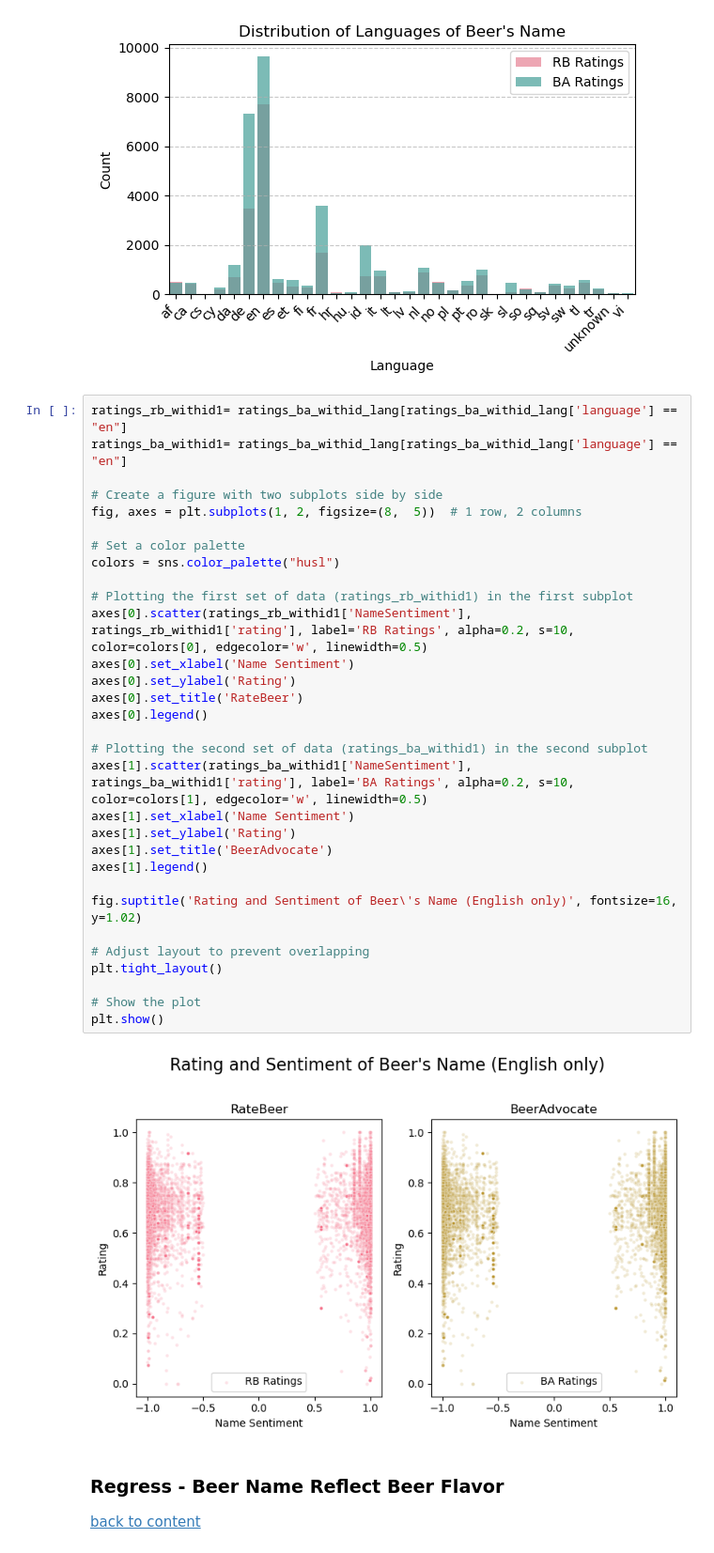
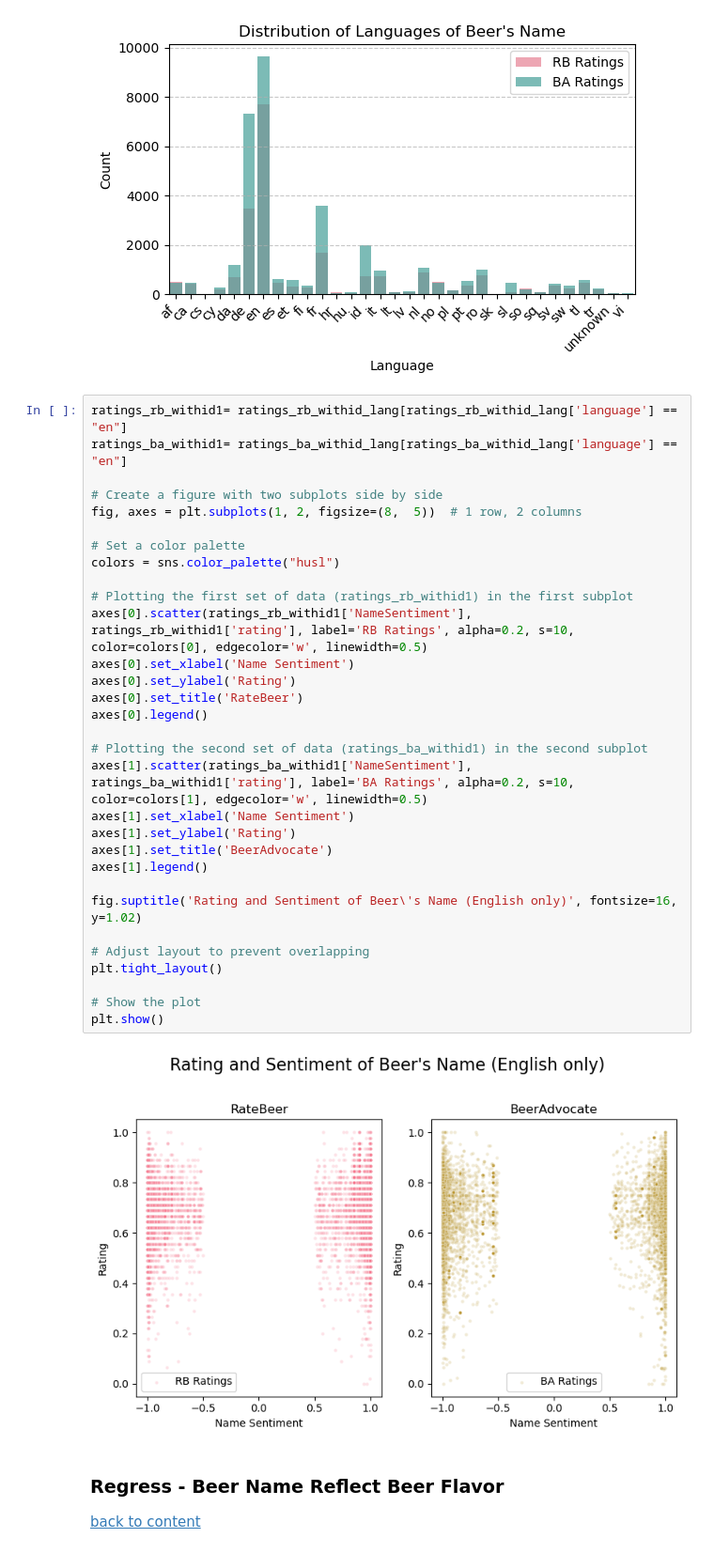
Before and after one commit to epfl-ada/ada-2023-project-badanalysist, a Jupyter notebook: preprocessing.ipynb, the cells around one changed output. Shown at 94% size. Saved outputs shown, nothing was run; the diff lists cells and outputs as text.

```diff
--- a/preprocessing.ipynb
+++ b/preprocessing.ipynb
@@ -698,38 +698,38 @@ plt.show()
 # %% [output]
 [figure]
 # %%
-ratings_rb_withid1= ratings_ba_withid_lang[ratings_ba_withid_lang['language'] == "en"]
+ratings_rb_withid1= ratings_rb_withid_lang[ratings_rb_withid_lang['language'] == "en"]
 ratings_ba_withid1= ratings_ba_withid_lang[ratings_ba_withid_lang['language'] == "en"]
 
 # Create a figure with two subplots side by side
 fig, axes = plt.subplots(1, 2, figsize=(8,  5))  # 1 row, 2 columns
 
 # Set a color palette
 colors = sns.color_palette("husl")
 
 # Plotting the first set of data (ratings_rb_withid1) in the first subplot
 axes[0].scatter(ratings_rb_withid1['NameSentiment'], ratings_rb_withid1['rating'], label='RB Ratings', alpha=0.2, s=10, color=colors[0], edgecolor='w', linewidth=0.5)
 axes[0].set_xlabel('Name Sentiment')
 axes[0].set_ylabel('Rating')
 axes[0].set_title('RateBeer')
 axes[0].legend()
 
 # Plotting the second set of data (ratings_ba_withid1) in the second subplot
 axes[1].scatter(ratings_ba_withid1['NameSentiment'], ratings_ba_withid1['rating'], label='BA Ratings', alpha=0.2, s=10, color=colors[1], edgecolor='w', linewidth=0.5)
 axes[1].set_xlabel('Name Sentiment')
 axes[1].set_ylabel('Rating')
 axes[1].set_title('BeerAdvocate')
 axes[1].legend()
 
 fig.suptitle('Rating and Sentiment of Beer\'s Name (English only)', fontsize=16, y=1.02)
 
 # Adjust layout to prevent overlapping
 plt.tight_layout()
 
 # Show the plot
 plt.show()
 # %% [output]
-[figure, old version]
+[figure, new version]
 # %% [markdown]
 ### Regress - Beer Name Reflect Beer Flavor
 [back to content](#Content)
```
